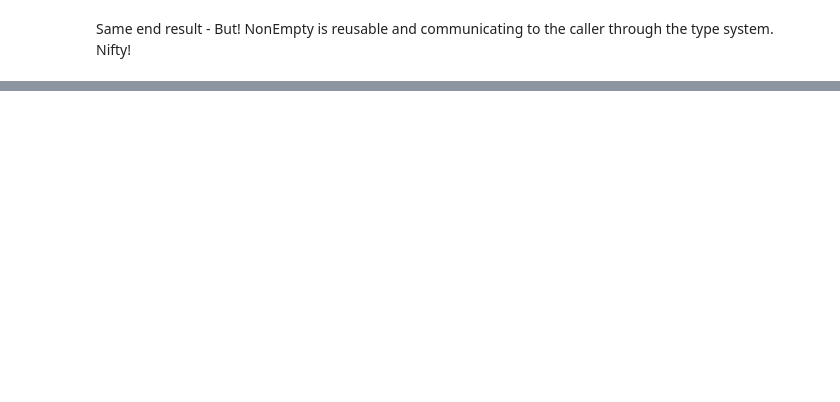
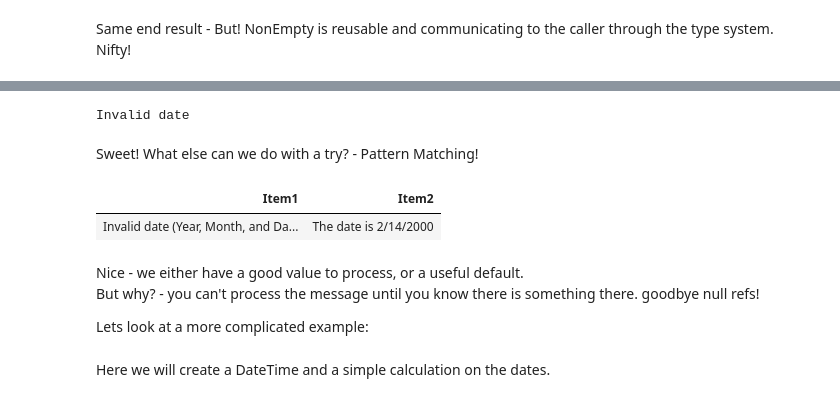
Before and after one commit to qmarsala/FunctionalJourney, a Jupyter notebook: CSharp/functional-csharp-notebook.ipynb, the cells around one changed output, grey strips where cells are left out. Drawn from its saved outputs; the diff is of its cells as text; code cells hidden in the pictures; blank space fills up the shorter version.

```diff
--- a/CSharp/functional-csharp-notebook.ipynb
+++ b/CSharp/functional-csharp-notebook.ipynb
@@ -869,0 +884,32 @@ Is string null? exception thrown?  How do we communicate that?
+# %%
+Try<string> date = CreateDateString(Year.New(2000), Month.New(2), Day.New(30));
+return date.IfFail("Invalid date");
+# %% [output]
+Invalid date
+# %% [markdown]
+Sweet! What else can we do with a try? - Pattern Matching!
+# %%
+Try<string> date = CreateDateString(Year.New(2000), Month.New(2), Day.New(30));
+Try<string> date2 = CreateDateString(Year.New(2000), Month.New(2), Day.New(14));
+var getMessage = (string dt) => $"The date is {dt}";
+var getErrorMessage = (Exception ex) => $"Invalid date ({ex.Message})";
+
+var invalidDate = date.Match(
+    Succ: getMessage,
+    Fail: getErrorMessage
+    );
+var validDate = date2.Match(
+    Succ: getMessage,
+    Fail: getErrorMessage
+    );
+return (invalidDate, validDate);
+# %% [output]
+| Item1 | Item2 |
+| Invalid date (Year, Month, and Da... | The date is 2/14/2000 |
+# %% [markdown]
+Nice - we either have a good value to process, or a useful default.
+But why? - you can't process the message until you know there is something there.  goodbye null refs!
+
+Lets look at a more complicated example:
+# %% [markdown]
+Here we will create a DateTime and a simple calculation on the dates.
```
Also changed, not shown: parts of 20 cells of this notebook.
